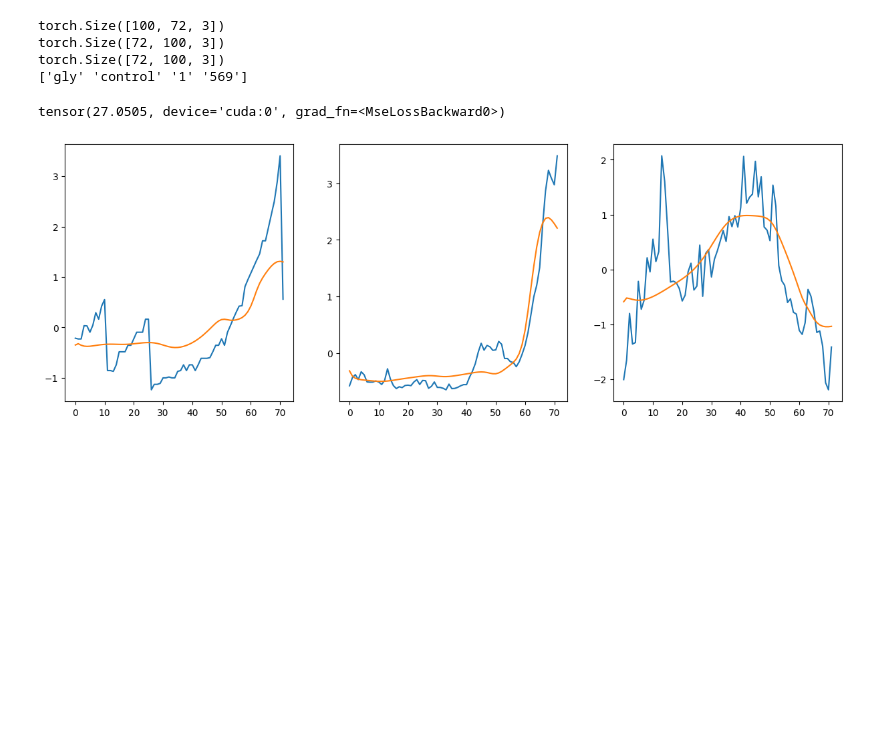
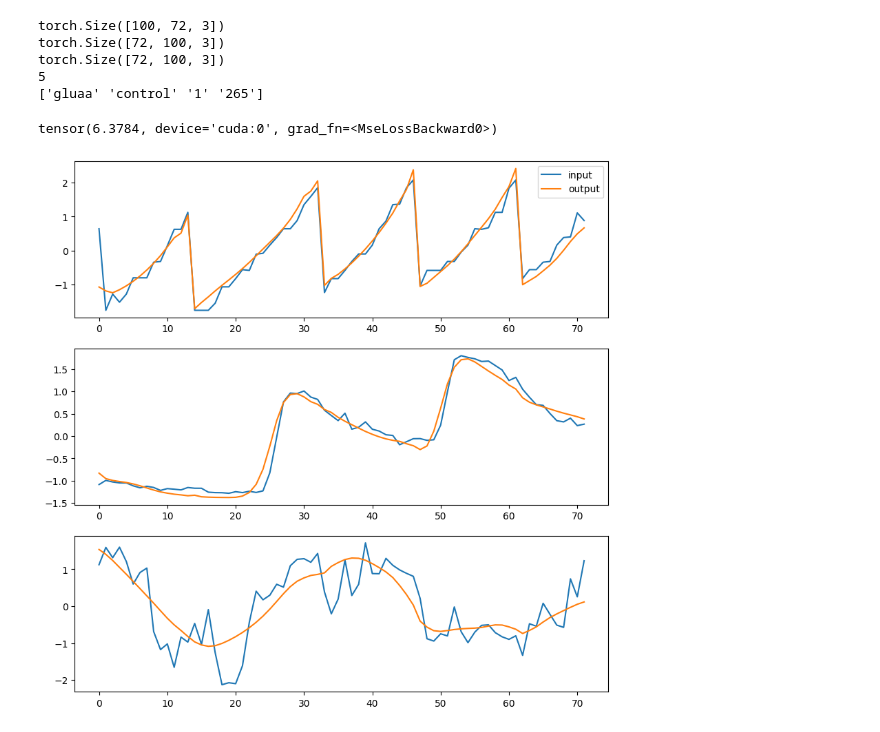
Before and after one commit to A-chille/timeseries-clustering-vae, a Jupyter notebook: multivariate.ipynb, the cells around one changed output. Drawn from its saved outputs; the diff is of its cells as text; code cells hidden in the pictures; blank space fills up the shorter version.

Commit message:
Multivariate madness 2

```diff
--- a/multivariate.ipynb
+++ b/multivariate.ipynb
@@ -132,7 +133,7 @@ hidden_layer_depth = 2
 latent_length = 20
 batch_size = 100
 learning_rate = 0.0005
-n_epochs = 200
+n_epochs = 100
 dropout_rate = 0.2
 optimizer = 'Adam' # options: ADAM, SGD
 cuda = True # options: True, False
@@ -160,8 +161,14 @@ vrae = VRAE(sequence_length=sequence_length,
             block = block,
             dload = dload)
 
-vrae.fit(train_dataset, save=True)
-file = open(fr'C:\Users\achfr\timeseries-clustering-vae\model_dir_mm\print.txt').readlines()
+# vrae.fit(train_dataset, save=True)
+# file = open(fr'C:\Users\achfr\timeseries-clustering-vae\model_dir_mm\print.txt').readlines()
+
+####ctrlcip0
+vrae.load(fr'C:\Users\achfr\timeseries-clustering-vae\model_dir_multivar_2l_100ep\model.pth')
+file = open(fr'C:\Users\achfr\timeseries-clustering-vae\model_dir_multivar_2l_100ep\print.txt').readlines()
+
+
 losses = []
 for line in file:
     if 'Average loss' in line:
@@ -194,4 +201,6 @@ print(y_train[r])
 loss = nn.MSELoss(reduction='sum')
 # loss(input_seq, output_seq)
 loss(testseq2[:,k,0],outp[0][:,k,0])
+
+#### 100ep 19min with aug
 # %% [output]
@@ -217,33 +216,37 @@ RuntimeError: Expected hidden[0] size (2, 100, 90), got [2, 30, 90]
 # %%
 vrae.eval()
 # testseq = train_dataset[30:batch_size+30][0].float()
 testseq = test_dataset[:batch_size][0].float()
 # testseq = testseq.repeat(2,1,1)
 
 print(testseq.shape)
 # plt.plot(testseq[:,:,0].T)
 testseq2 = testseq.permute(1, 0, 2).cuda()
 print(testseq2.shape)
 outp = vrae.forward(testseq2)
 print(outp[0].shape)
 
 k=np.random.randint(0,batch_size)
+k=5
+print(k)
 input_seq = testseq2[:,k,:].cpu().detach().numpy()
 output_seq = outp[0][:,k,:].cpu().detach().numpy()
 
-fig, ax = plt.subplots(1,3,figsize=(15,5))
+fig, ax = plt.subplots(3,1,figsize=(10,10))
 for i in range(3):
-    ax[i].plot(input_seq[:,i])
-    ax[i].plot(output_seq[:,i])
+    ax[i].plot(input_seq[:,i], label = 'input')
+    ax[i].plot(output_seq[:,i], label = 'output')
+ax[0].legend()
 print(y_train[r])
 
 loss = nn.MSELoss(reduction='sum')
 # loss(input_seq, output_seq)
 loss(testseq2[:,k,0],outp[0][:,k,0])
 # %% [output]
 torch.Size([100, 72, 3])
 torch.Size([72, 100, 3])
 torch.Size([72, 100, 3])
-['gly' 'control' '1' '569']
+5
+['gluaa' 'control' '1' '265']
-tensor(27.0505, device='cuda:0', grad_fn=<MseLossBackward0>)
+tensor(6.3784, device='cuda:0', grad_fn=<MseLossBackward0>)
-[figure, old version]
+[figure, new version]
```
Also changed, not shown: parts of 2 cells of this notebook, 8 other files.
